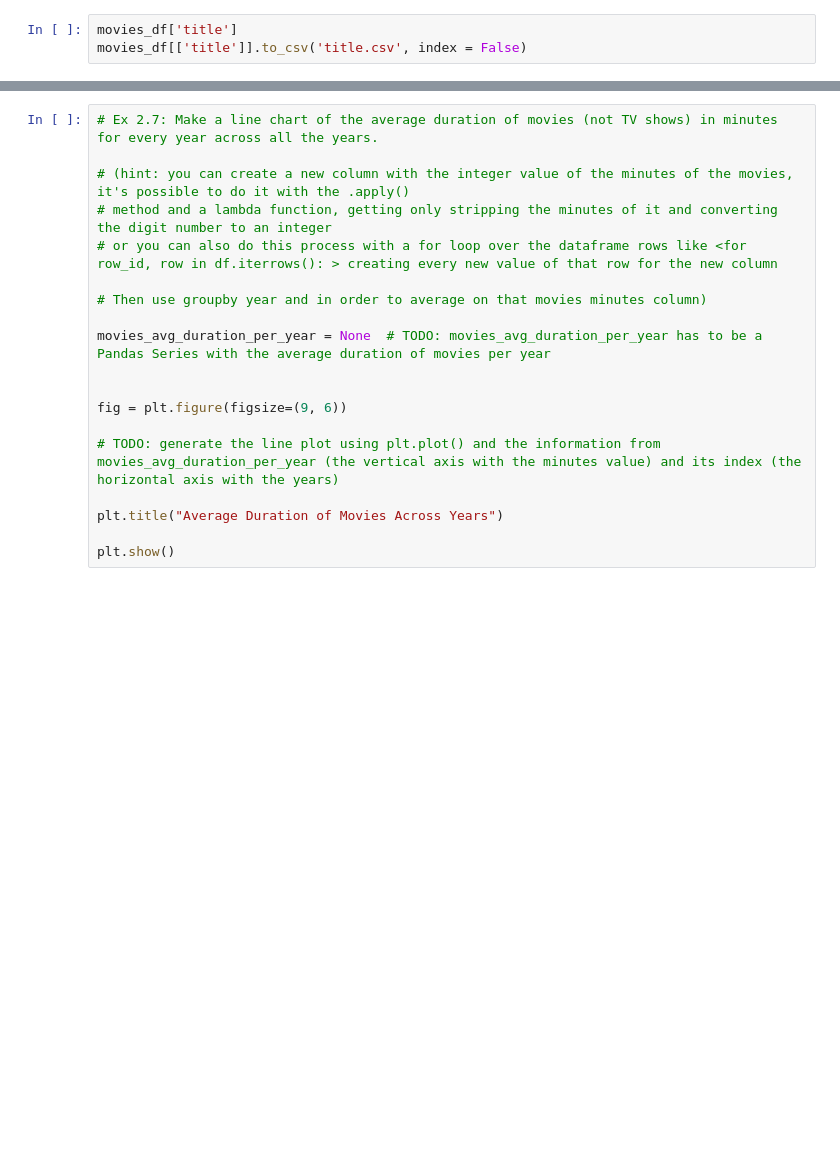
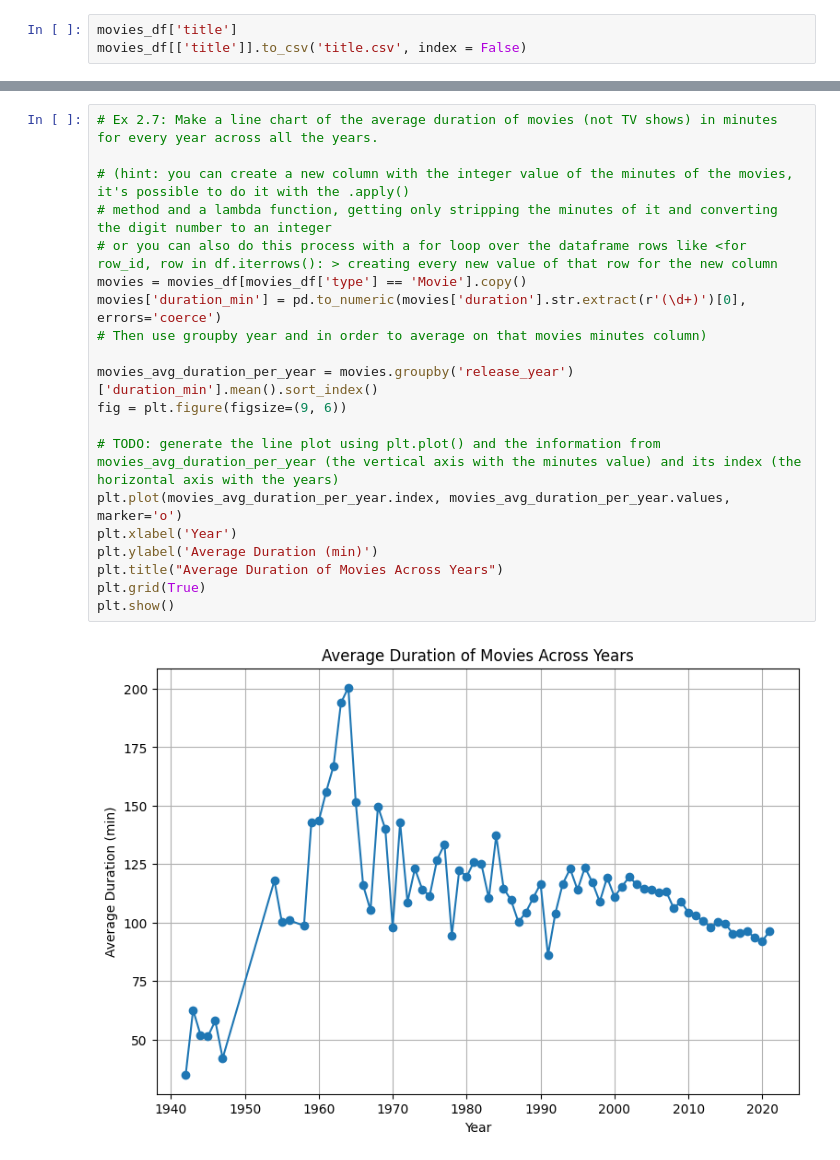
Before and after one commit to sarathdotgithub/eae_ipld_project_me, a Jupyter notebook: development/02_netflix_data_analysis.ipynb, the cells around one changed output, grey strips where cells are left out. Saved outputs shown, nothing was run; the diff lists cells and outputs as text; blank space fills up the shorter version.

```diff
--- a/development/02_netflix_data_analysis.ipynb
+++ b/development/02_netflix_data_analysis.ipynb
@@ -144,19 +164,22 @@ plt.show()
 # %%
 # Ex 2.7: Make a line chart of the average duration of movies (not TV shows) in minutes for every year across all the years.
 
 # (hint: you can create a new column with the integer value of the minutes of the movies, it's possible to do it with the .apply()
 # method and a lambda function, getting only stripping the minutes of it and converting the digit number to an integer
 # or you can also do this process with a for loop over the dataframe rows like <for row_id, row in df.iterrows(): > creating every new value of that row for the new column
-
+movies = movies_df[movies_df['type'] == 'Movie'].copy()
+movies['duration_min'] = pd.to_numeric(movies['duration'].str.extract(r'(\d+)')[0], errors='coerce')
 # Then use groupby year and in order to average on that movies minutes column)
 
-movies_avg_duration_per_year = None  # TODO: movies_avg_duration_per_year has to be a Pandas Series with the average duration of movies per year
-
-
+movies_avg_duration_per_year = movies.groupby('release_year')['duration_min'].mean().sort_index()
 fig = plt.figure(figsize=(9, 6))
 
 # TODO: generate the line plot using plt.plot() and the information from movies_avg_duration_per_year (the vertical axis with the minutes value) and its index (the horizontal axis with the years)
-
+plt.plot(movies_avg_duration_per_year.index, movies_avg_duration_per_year.values, marker='o')
+plt.xlabel('Year')
+plt.ylabel('Average Duration (min)')
 plt.title("Average Duration of Movies Across Years")
-
+plt.grid(True)
 plt.show()
+# %% [output]
+[figure, added]
```
Also changed, not shown: parts of 2 cells of this notebook.
